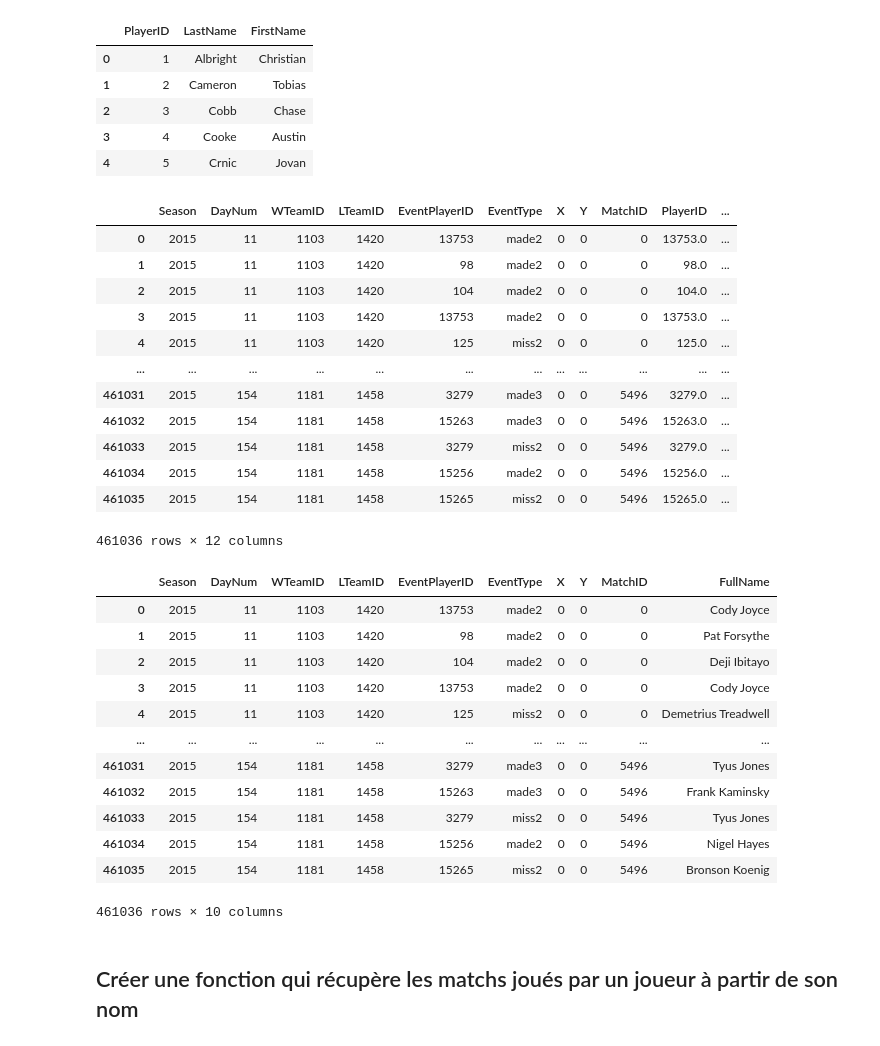
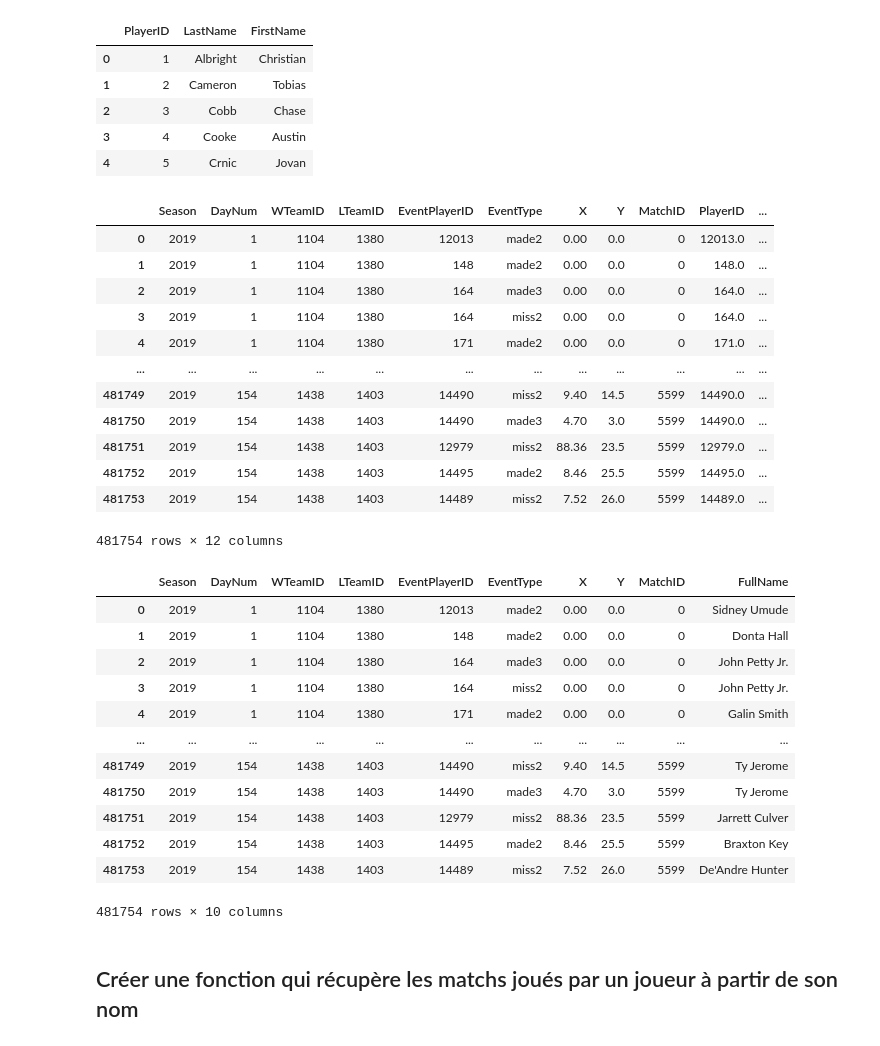
Before and after one commit to NicoR21/ncaam-2020, a Jupyter notebook: ncaam/src/test_app.ipynb, the cells around one changed output. Cells and saved outputs as stored; diff of their text form; code cells hidden in the pictures.

```diff
--- a/ncaam/src/test_app.ipynb
+++ b/ncaam/src/test_app.ipynb
@@ -231,17 +266,17 @@ MSecondaryTourneyCompactResults = data["MSecondaryTourneyCompactResults"]
 # %%
 # On garde les 4 colonnes qui permettent de créer un MatchID unique et la saison 2015 pour réduire le df
 # Variables utiles pour le groupby()
-#df_2015 = df_2015[['Season', 'DayNum', 'WTeamID', 'LTeamID']]
+# df_2015 = df_2015[['Season', 'DayNum', 'WTeamID', 'LTeamID']]
 
 # Variables utiles
-df_2015 = MEvents[['Season', 'DayNum', 'WTeamID', 'LTeamID', 'EventPlayerID', 'EventType', 'X', 'Y']]
+df_2019 = MEvents[['Season', 'DayNum', 'WTeamID', 'LTeamID', 'EventPlayerID', 'EventType', 'X', 'Y']]
 
 # Shots à 2 et 3 points râtés et réussis
-df_2015_shots = df_2015[df_2015['EventType'].str.contains('miss2')| df_2015['EventType'].str.contains('made2')|
-                  df_2015['EventType'].str.contains('made3') | df_2015['EventType'].str.contains('made3')]
+df_2019_shots = df_2019[df_2019['EventType'].str.contains('miss2')| df_2019['EventType'].str.contains('made2')|
+                  df_2019['EventType'].str.contains('made3') | df_2019['EventType'].str.contains('made3')]
 
-# Sur une seule saison (2015)
-df_2015_shots = df_2015_shots.loc[df_2015_shots['Season'] == 2015]
-df_2015_shots.head()
+# Sur une seule saison (2019)
+df_2019_shots = df_2019_shots.loc[df_2019_shots['Season'] == 2019]
+df_2019_shots.head()
 # %% [output]
 |  | Season | DayNum | WTeamID | LTeamID | EventPlayerID | EventType | X | Y |
@@ -253,7 +313,7 @@ df_2015_shots.head()
 # %%
-# DataFrame avec MatchId unique --> 5497 matchs en 2015
+# DataFrame avec MatchId unique --> 5600 matchs en 2019
 
-df_id_unique = (df_2015_shots.groupby(['Season','DayNum', 'WTeamID', 'LTeamID']).size().reset_index().rename(columns={0:'count'}))
+df_id_unique = (df_2019_shots.groupby(['Season','DayNum', 'WTeamID', 'LTeamID']).size().reset_index().rename(columns={0:'count'}))
 df_id_unique['MatchID'] = df_id_unique.index
 df_id_unique = df_id_unique.drop(['count'], axis=1)
 df_id_unique.head()
@@ -267,9 +327,9 @@ df_id_unique.head()
 # %%
 # On applique le MatchID sur l'ensemble du dataframe
 
-df_2015_id = pd.merge(df_2015_shots, df_id_unique,  how='left',
+df_2019_id = pd.merge(df_2019_shots, df_id_unique,  how='left',
                       left_on=['Season','DayNum', 'WTeamID', 'LTeamID'],
                       right_on = ['Season','DayNum', 'WTeamID', 'LTeamID'])
-df_2015_id
+df_2019_id
 # %% [output]
 |  | Season | DayNum | WTeamID | LTeamID | EventPlayerID | EventType | X | Y | MatchID |
@@ -300,40 +360,41 @@ MPlayers.head()
 | 3 | 4 | Cooke | Austin |
 | 4 | 5 | Crnic | Jovan |
 # %%
-df_2015_id_player = pd.merge(df_2015_id, MPlayers,  how='left', left_on=['EventPlayerID'],
+df_2019_id_player = pd.merge(df_2019_id, MPlayers,  how='left', left_on=['EventPlayerID'],
                              right_on = ['PlayerID'])
-df_2015_id_player
+df_2019_id_player
 # %% [output]
 |  | Season | DayNum | WTeamID | LTeamID | EventPlayerID | EventType | X | Y | MatchID | PlayerID | ... |
-| 0 | 2015 | 11 | 1103 | 1420 | 13753 | made2 | 0 | 0 | 0 | 13753.0 | ... |
-| 1 | 2015 | 11 | 1103 | 1420 | 98 | made2 | 0 | 0 | 0 | 98.0 | ... |
-| 2 | 2015 | 11 | 1103 | 1420 | 104 | made2 | 0 | 0 | 0 | 104.0 | ... |
-| 3 | 2015 | 11 | 1103 | 1420 | 13753 | made2 | 0 | 0 | 0 | 13753.0 | ... |
-| 4 | 2015 | 11 | 1103 | 1420 | 125 | miss2 | 0 | 0 | 0 | 125.0 | ... |
+| 0 | 2019 | 1 | 1104 | 1380 | 12013 | made2 | 0.00 | 0.0 | 0 | 12013.0 | ... |
+| 1 | 2019 | 1 | 1104 | 1380 | 148 | made2 | 0.00 | 0.0 | 0 | 148.0 | ... |
+| 2 | 2019 | 1 | 1104 | 1380 | 164 | made3 | 0.00 | 0.0 | 0 | 164.0 | ... |
+| 3 | 2019 | 1 | 1104 | 1380 | 164 | miss2 | 0.00 | 0.0 | 0 | 164.0 | ... |
+| 4 | 2019 | 1 | 1104 | 1380 | 171 | made2 | 0.00 | 0.0 | 0 | 171.0 | ... |
 | ... | ... | ... | ... | ... | ... | ... | ... | ... | ... | ... | ... |
-| 461031 | 2015 | 154 | 1181 | 1458 | 3279 | made3 | 0 | 0 | 5496 | 3279.0 | ... |
-| 461032 | 2015 | 154 | 1181 | 1458 | 15263 | made3 | 0 | 0 | 5496 | 15263.0 | ... |
-| 461033 | 2015 | 154 | 1181 | 1458 | 3279 | miss2 | 0 | 0 | 5496 | 3279.0 | ... |
-| 461034 | 2015 | 154 | 1181 | 1458 | 15256 | made2 | 0 | 0 | 5496 | 15256.0 | ... |
-| 461035 | 2015 | 154 | 1181 | 1458 | 15265 | miss2 | 0 | 0 | 5496 | 15265.0 | ... |
+| 481749 | 2019 | 154 | 1438 | 1403 | 14490 | miss2 | 9.40 | 14.5 | 5599 | 14490.0 | ... |
+| 481750 | 2019 | 154 | 1438 | 1403 | 14490 | made3 | 4.70 | 3.0 | 5599 | 14490.0 | ... |
+| 481751 | 2019 | 154 | 1438 | 1403 | 12979 | miss2 | 88.36 | 23.5 | 5599 | 12979.0 | ... |
+| 481752 | 2019 | 154 | 1438 | 1403 | 14495 | made2 | 8.46 | 25.5 | 5599 | 14495.0 | ... |
+| 481753 | 2019 | 154 | 1438 | 1403 | 14489 | miss2 | 7.52 | 26.0 | 5599 | 14489.0 | ... |
-461036 rows × 12 columns
+481754 rows × 12 columns
 # %%
-df_2015_id_player['FullName'] = df_2015_id_player['FirstName'] + " " + df_2015_id_player['LastName']
-df_2015_id_player.drop(['PlayerID', 'LastName', 'FirstName'], axis=1)
+df_2019_id_player['FullName'] = df_2019_id_player['FirstName'] + " " + df_2019_id_player['LastName']
+df_2019_id_player = df_2019_id_player.drop(['PlayerID', 'LastName', 'FirstName'], axis=1)
+df_2019_id_player
 # %% [output]
 |  | Season | DayNum | WTeamID | LTeamID | EventPlayerID | EventType | X | Y | MatchID | FullName |
-| 0 | 2015 | 11 | 1103 | 1420 | 13753 | made2 | 0 | 0 | 0 | Cody Joyce |
-| 1 | 2015 | 11 | 1103 | 1420 | 98 | made2 | 0 | 0 | 0 | Pat Forsythe |
-| 2 | 2015 | 11 | 1103 | 1420 | 104 | made2 | 0 | 0 | 0 | Deji Ibitayo |
-| 3 | 2015 | 11 | 1103 | 1420 | 13753 | made2 | 0 | 0 | 0 | Cody Joyce |
-| 4 | 2015 | 11 | 1103 | 1420 | 125 | miss2 | 0 | 0 | 0 | Demetrius Treadwell |
+| 0 | 2019 | 1 | 1104 | 1380 | 12013 | made2 | 0.00 | 0.0 | 0 | Sidney Umude |
+| 1 | 2019 | 1 | 1104 | 1380 | 148 | made2 | 0.00 | 0.0 | 0 | Donta Hall |
+| 2 | 2019 | 1 | 1104 | 1380 | 164 | made3 | 0.00 | 0.0 | 0 | John Petty Jr. |
+| 3 | 2019 | 1 | 1104 | 1380 | 164 | miss2 | 0.00 | 0.0 | 0 | John Petty Jr. |
+| 4 | 2019 | 1 | 1104 | 1380 | 171 | made2 | 0.00 | 0.0 | 0 | Galin Smith |
 | ... | ... | ... | ... | ... | ... | ... | ... | ... | ... | ... |
-| 461031 | 2015 | 154 | 1181 | 1458 | 3279 | made3 | 0 | 0 | 5496 | Tyus Jones |
-| 461032 | 2015 | 154 | 1181 | 1458 | 15263 | made3 | 0 | 0 | 5496 | Frank Kaminsky |
-| 461033 | 2015 | 154 | 1181 | 1458 | 3279 | miss2 | 0 | 0 | 5496 | Tyus Jones |
-| 461034 | 2015 | 154 | 1181 | 1458 | 15256 | made2 | 0 | 0 | 5496 | Nigel Hayes |
-| 461035 | 2015 | 154 | 1181 | 1458 | 15265 | miss2 | 0 | 0 | 5496 | Bronson Koenig |
+| 481749 | 2019 | 154 | 1438 | 1403 | 14490 | miss2 | 9.40 | 14.5 | 5599 | Ty Jerome |
+| 481750 | 2019 | 154 | 1438 | 1403 | 14490 | made3 | 4.70 | 3.0 | 5599 | Ty Jerome |
+| 481751 | 2019 | 154 | 1438 | 1403 | 12979 | miss2 | 88.36 | 23.5 | 5599 | Jarrett Culver |
+| 481752 | 2019 | 154 | 1438 | 1403 | 14495 | made2 | 8.46 | 25.5 | 5599 | Braxton Key |
+| 481753 | 2019 | 154 | 1438 | 1403 | 14489 | miss2 | 7.52 | 26.0 | 5599 | De'Andre Hunter |
-461036 rows × 10 columns
+481754 rows × 10 columns
 # %% [markdown]
 ## Créer une fonction qui récupère les matchs joués par un joueur à partir de son nom
 # %%
```
Also changed, not shown: parts of 30 cells of this notebook.
